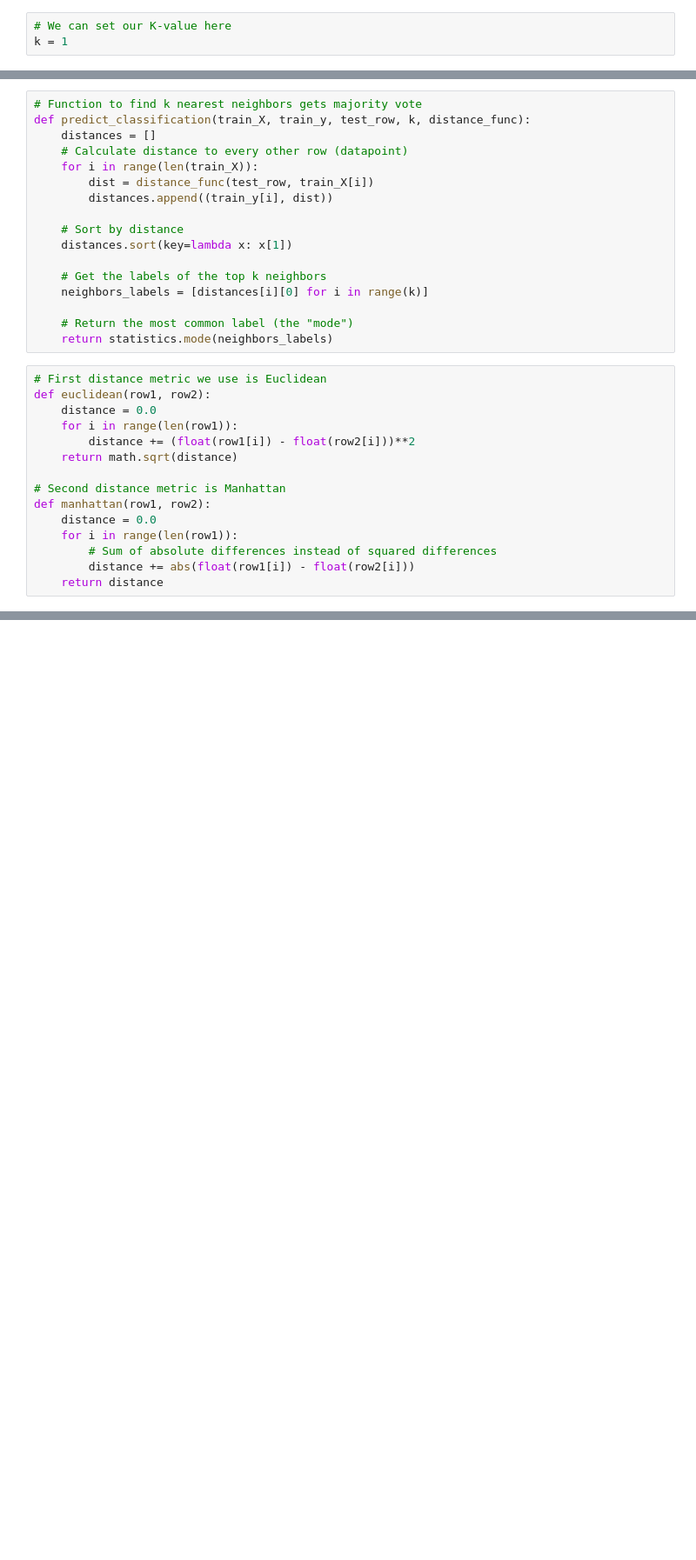
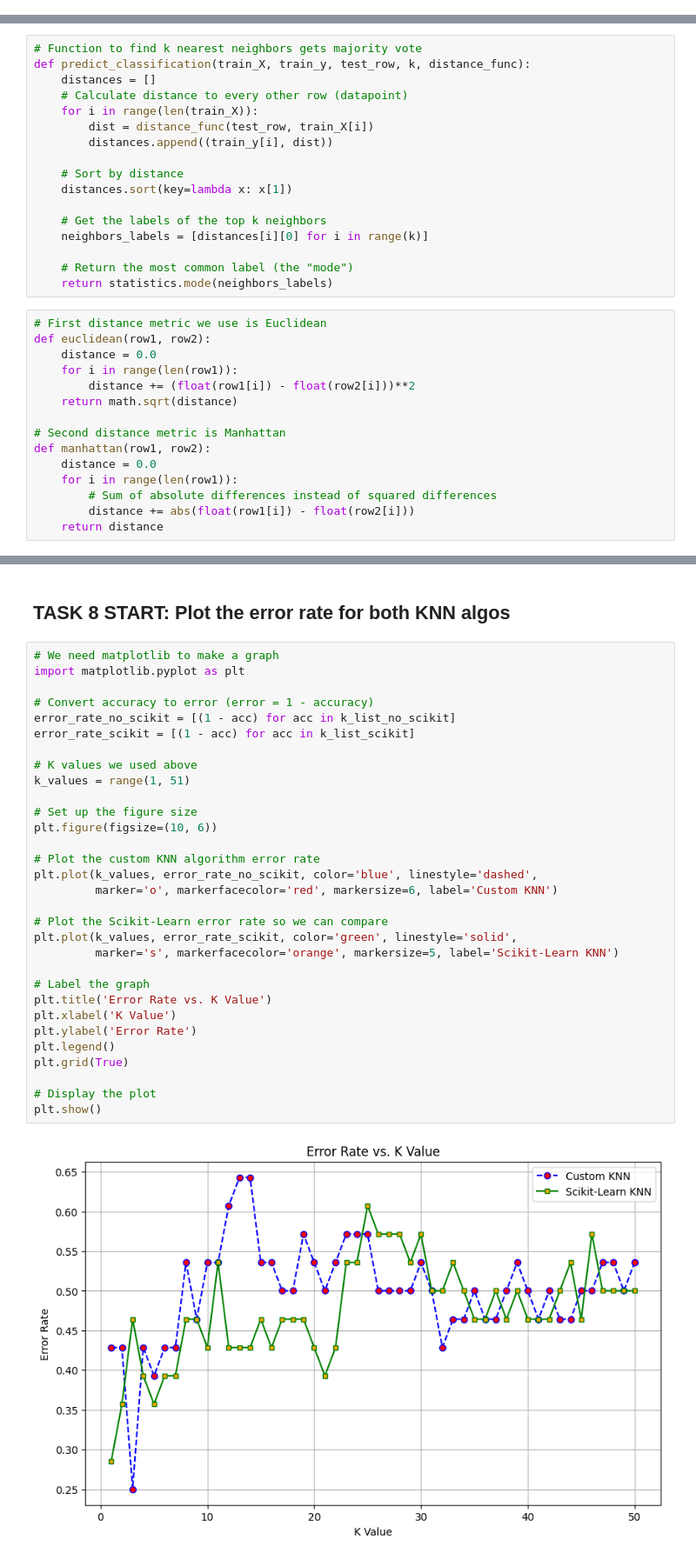
Before and after one commit to eliThomass/1-happiness-data-knn, a Jupyter notebook: CPSC483PA1EliThomas.ipynb, the cells around one changed output, grey strips where cells are left out. Shown at 87% size. Saved outputs shown, nothing was run; the diff lists cells and outputs as text; blank space fills up the shorter version.

Commit message:
finished plotting both diff algos

```diff
--- a/CPSC483PA1EliThomas.ipynb
+++ b/CPSC483PA1EliThomas.ipynb
@@ -1,6 +1,3 @@
 # %%
 import csv
 import sklearn
-# %%
-# We can set our K-value here
-k = 1
@@ -237,0 +300,35 @@ Scikit-Learn KNN Accuracy Euclidean (k=5): 64.29%
+# %% [markdown]
+## TASK 8 START: Plot the error rate for both KNN algos
+# %%
+# We need matplotlib to make a graph
+import matplotlib.pyplot as plt
+
+# Convert accuracy to error (error = 1 - accuracy)
+error_rate_no_scikit = [(1 - acc) for acc in k_list_no_scikit]
+error_rate_scikit = [(1 - acc) for acc in k_list_scikit]
+
+# K values we used above
+k_values = range(1, 51)
+
+# Set up the figure size
+plt.figure(figsize=(10, 6))
+
+# Plot the custom KNN algorithm error rate
+plt.plot(k_values, error_rate_no_scikit, color='blue', linestyle='dashed',
+         marker='o', markerfacecolor='red', markersize=6, label='Custom KNN')
+
+# Plot the Scikit-Learn error rate so we can compare
+plt.plot(k_values, error_rate_scikit, color='green', linestyle='solid',
+         marker='s', markerfacecolor='orange', markersize=5, label='Scikit-Learn KNN')
+
+# Label the graph
+plt.title('Error Rate vs. K Value')
+plt.xlabel('K Value')
+plt.ylabel('Error Rate')
+plt.legend()
+plt.grid(True)
+
+# Display the plot
+plt.show()
+# %% [output]
+[figure, added]
```
Also changed, not shown: parts of 18 cells of this notebook, 2 other files.
